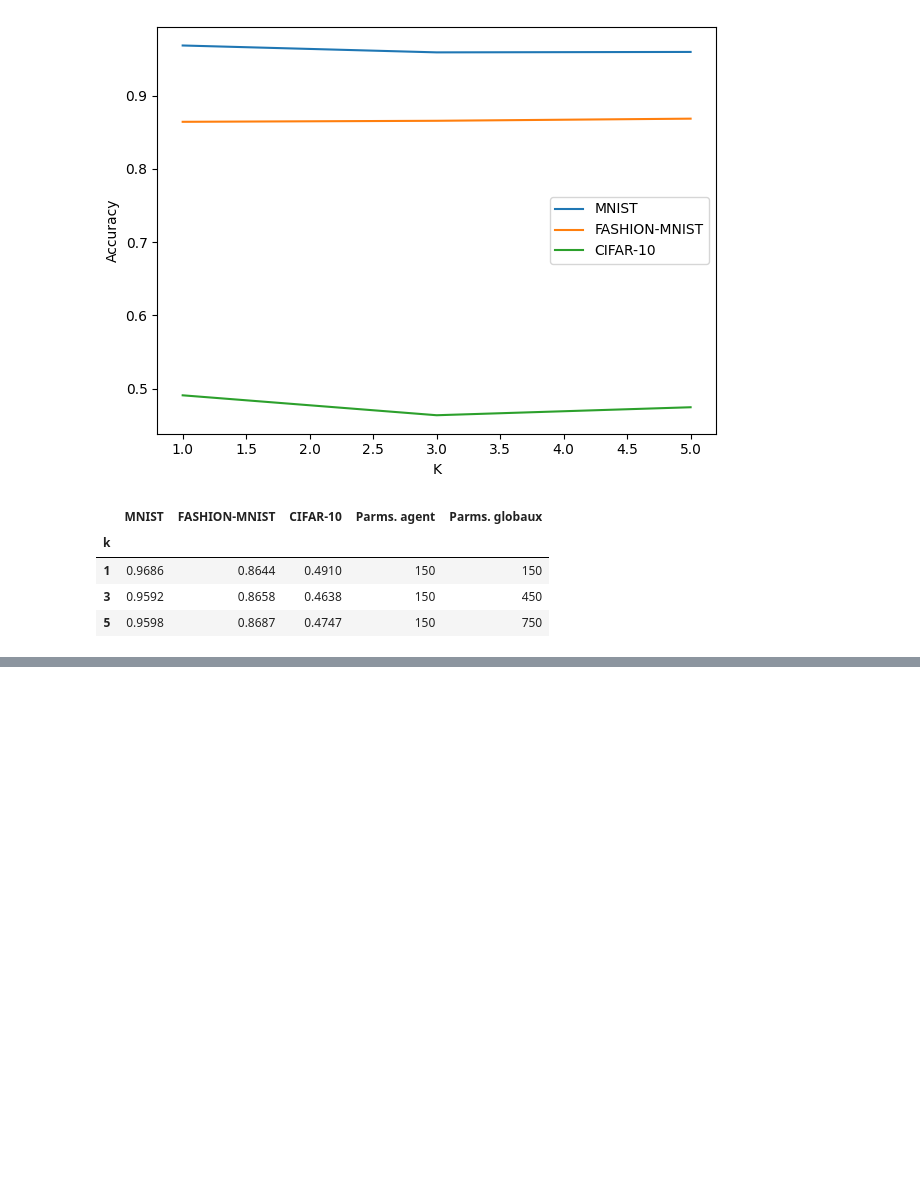
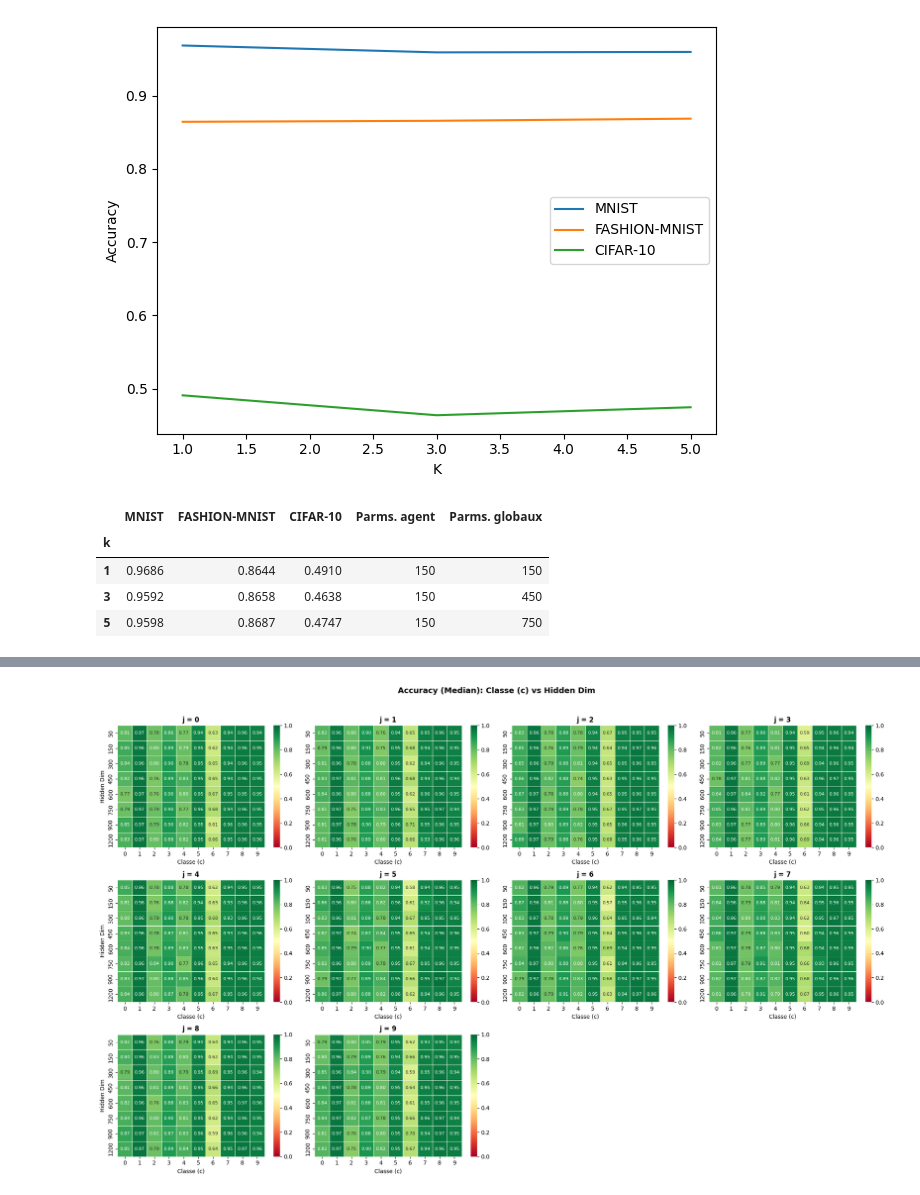
Before and after one commit to DALPHA-sys-24/MultiAgentsAI, a Jupyter notebook: plot.ipynb, the cells around one changed output, grey strips where cells are left out. Drawn from its saved outputs; the diff is of its cells as text; code cells hidden in the pictures; blank space fills up the shorter version.

```diff
--- a/plot.ipynb
+++ b/plot.ipynb
@@ -160,0 +150,7 @@ k &  &  &  &  &  \\
+# %%
+df_results=pd.read_csv("results_median.csv")
+# %%
+figs=plot_heatmap(df_results, heatmap_type='c_hidden', fixed_param_values=None,
+                  figsize=None, cmap='RdYlGn', annot=True, save=False, filename=None)
+# %% [output]
+[figure, added]
```
Also changed, not shown: parts of 1 cell of this notebook, 6 other files.
